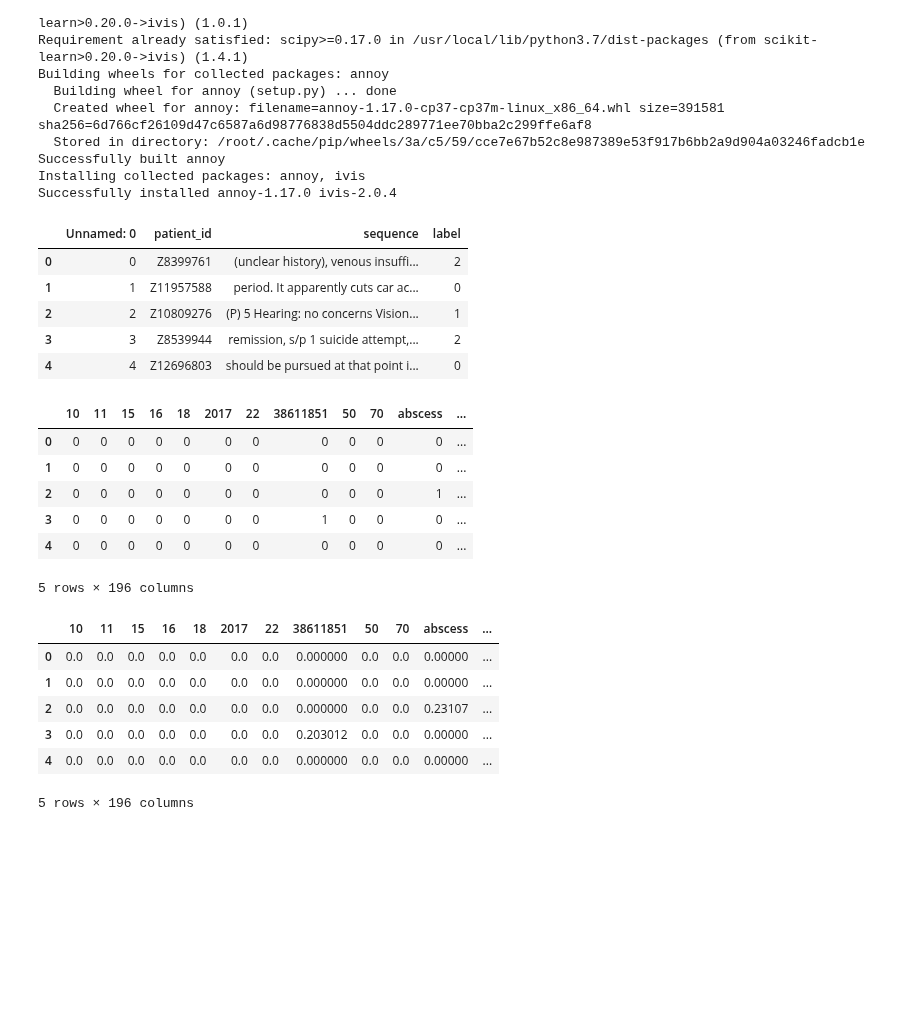
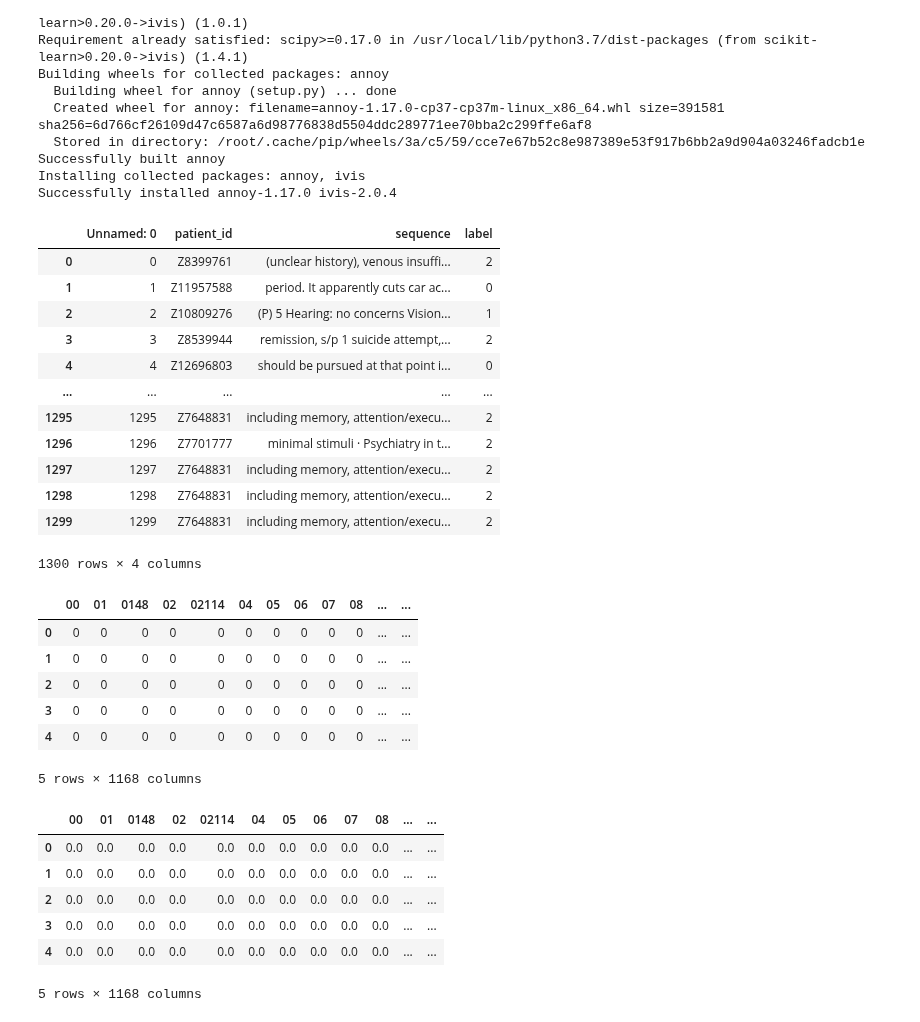
Before and after one commit to anaconda121/NeuraHealth, a Jupyter notebook: Modeling/Logistic_Regression_SVM_with_TFIDF.ipynb, the cells around one changed output. Drawn from its saved outputs; the diff is of its cells as text; code cells hidden in the pictures; blank space fills up the shorter version.

```diff
--- a/Modeling/Logistic_Regression_SVM_with_TFIDF.ipynb
+++ b/Modeling/Logistic_Regression_SVM_with_TFIDF.ipynb
@@ -47,20 +48,27 @@ import time
 import warnings
 warnings.filterwarnings('ignore')
 # %%
-train_df = pd.read_csv("/gdrive/My Drive/Colab_Notebooks/Sentence-Analysis/input.csv")
-test_df =pd.read_csv("/gdrive/My Drive/Colab_Notebooks/Sentence-Analysis/input_test.csv")
+train_df = pd.read_csv("Data/input.csv") #pd.read_csv("/gdrive/My Drive/Colab_Notebooks/Sentence-Analysis/input.csv")
+#test_df = pd.read_csv("/gdrive/My Drive/Colab_Notebooks/Sentence-Analysis/input_test.csv")
 
-mappings = {1: 0, 2: 1, 3:2}
+#mappings = {1: 0, 2: 1, 3:2}
 
-train_df.label = [mappings[item] for item in train_df.label]
-train_df.head()
+#train_df.label = [mappings[item] for item in train_df.label]
+train_df
 # %% [output]
 |  | Unnamed: 0 | patient_id | sequence | label |
 | 0 | 0 | Z8399761 | (unclear history), venous insuffi... | 2 |
 | 1 | 1 | Z11957588 | period. It apparently cuts car ac... | 0 |
 | 2 | 2 | Z10809276 | (P) 5 Hearing: no concerns Vision... | 1 |
 | 3 | 3 | Z8539944 | remission, s/p 1 suicide attempt,... | 2 |
 | 4 | 4 | Z12696803 | should be pursued at that point i... | 0 |
+| ... | ... | ... | ... | ... |
+| 1295 | 1295 | Z7648831 | including memory, attention/execu... | 2 |
+| 1296 | 1296 | Z7701777 | minimal stimuli · Psychiatry in t... | 2 |
+| 1297 | 1297 | Z7648831 | including memory, attention/execu... | 2 |
+| 1298 | 1298 | Z7648831 | including memory, attention/execu... | 2 |
+| 1299 | 1299 | Z7648831 | including memory, attention/execu... | 2 |
+1300 rows × 4 columns
 # %%
 X = train_df["sequence"]
 y = train_df["label"]
@@ -74,7 +85,7 @@ count_vectorizer = CountVectorizer(stop_words="english",analyzer='word')
 # Transform the training data using only the 'text' column values: count_train
 count_train = count_vectorizer.fit_transform(X_train)
 count_test = count_vectorizer.transform(X_test)
-#count_valid = count_vectorizer.transform(X_valid)
+count_valid = count_vectorizer.transform(X_valid)
 
 # Create the CountVectorizer DataFrame: count_train
 count_train = pd.DataFrame(count_train.A, columns=count_vectorizer.get_feature_names())
@@ -82,34 +93,36 @@ count_train = pd.DataFrame(count_train.A, columns=count_vectorizer.get_feature_n
 # Create the CountVectorizer DataFrame: test_df
 count_test = pd.DataFrame(count_test.A, columns=count_vectorizer.get_feature_names())
 
-#count_valid = pd.DataFrame(count_valid.A, columns=count_vectorizer.get_feature_names())
-count_train.head()
+count_valid = pd.DataFrame(count_valid.A, columns=count_vectorizer.get_feature_names())
+count_valid.head()
 # %% [output]
-|  | 10 | 11 | 15 | 16 | 18 | 2017 | 22 | 38611851 | 50 | 70 | abscess | ... |
-| 0 | 0 | 0 | 0 | 0 | 0 | 0 | 0 | 0 | 0 | 0 | 0 | ... |
-| 1 | 0 | 0 | 0 | 0 | 0 | 0 | 0 | 0 | 0 | 0 | 0 | ... |
-| 2 | 0 | 0 | 0 | 0 | 0 | 0 | 0 | 0 | 0 | 0 | 1 | ... |
-| 3 | 0 | 0 | 0 | 0 | 0 | 0 | 0 | 1 | 0 | 0 | 0 | ... |
-| 4 | 0 | 0 | 0 | 0 | 0 | 0 | 0 | 0 | 0 | 0 | 0 | ... |
+|  | 00 | 01 | 0148 | 02 | 02114 | 04 | 05 | 06 | 07 | 08 | ... | ... |
+| 0 | 0 | 0 | 0 | 0 | 0 | 0 | 0 | 0 | 0 | 0 | ... | ... |
+| 1 | 0 | 0 | 0 | 0 | 0 | 0 | 0 | 0 | 0 | 0 | ... | ... |
+| 2 | 0 | 0 | 0 | 0 | 0 | 0 | 0 | 0 | 0 | 0 | ... | ... |
+| 3 | 0 | 0 | 0 | 0 | 0 | 0 | 0 | 0 | 0 | 0 | ... | ... |
+| 4 | 0 | 0 | 0 | 0 | 0 | 0 | 0 | 0 | 0 | 0 | ... | ... |
-5 rows × 196 columns
+5 rows × 1168 columns
 # %%
 tfidf_vectorizer = TfidfVectorizer(stop_words="english",analyzer='word')
 tfidf_train= tfidf_vectorizer.fit_transform(X_train)
 tfidf_test = tfidf_vectorizer.transform(X_test)
+tfidf_valid = tfidf_vectorizer.transform(X_valid)
 
 # Create the TfidfVectorizer DataFrame: tfidf_df
 tfidf_train  = pd.DataFrame(tfidf_train.A, columns=tfidf_vectorizer.get_feature_names())
 tfidf_test  = pd.DataFrame(tfidf_test.A, columns=tfidf_vectorizer.get_feature_names())
+tfidf_valid  = pd.DataFrame(tfidf_valid.A, columns=tfidf_vectorizer.get_feature_names())
 
-tfidf_train.head()
+tfidf_valid.head()
 # %% [output]
-|  | 10 | 11 | 15 | 16 | 18 | 2017 | 22 | 38611851 | 50 | 70 | abscess | ... |
-| 0 | 0.0 | 0.0 | 0.0 | 0.0 | 0.0 | 0.0 | 0.0 | 0.000000 | 0.0 | 0.0 | 0.00000 | ... |
-| 1 | 0.0 | 0.0 | 0.0 | 0.0 | 0.0 | 0.0 | 0.0 | 0.000000 | 0.0 | 0.0 | 0.00000 | ... |
-| 2 | 0.0 | 0.0 | 0.0 | 0.0 | 0.0 | 0.0 | 0.0 | 0.000000 | 0.0 | 0.0 | 0.23107 | ... |
-| 3 | 0.0 | 0.0 | 0.0 | 0.0 | 0.0 | 0.0 | 0.0 | 0.203012 | 0.0 | 0.0 | 0.00000 | ... |
-| 4 | 0.0 | 0.0 | 0.0 | 0.0 | 0.0 | 0.0 | 0.0 | 0.000000 | 0.0 | 0.0 | 0.00000 | ... |
+|  | 00 | 01 | 0148 | 02 | 02114 | 04 | 05 | 06 | 07 | 08 | ... | ... |
+| 0 | 0.0 | 0.0 | 0.0 | 0.0 | 0.0 | 0.0 | 0.0 | 0.0 | 0.0 | 0.0 | ... | ... |
+| 1 | 0.0 | 0.0 | 0.0 | 0.0 | 0.0 | 0.0 | 0.0 | 0.0 | 0.0 | 0.0 | ... | ... |
+| 2 | 0.0 | 0.0 | 0.0 | 0.0 | 0.0 | 0.0 | 0.0 | 0.0 | 0.0 | 0.0 | ... | ... |
+| 3 | 0.0 | 0.0 | 0.0 | 0.0 | 0.0 | 0.0 | 0.0 | 0.0 | 0.0 | 0.0 | ... | ... |
+| 4 | 0.0 | 0.0 | 0.0 | 0.0 | 0.0 | 0.0 | 0.0 | 0.0 | 0.0 | 0.0 | ... | ... |
-5 rows × 196 columns
+5 rows × 1168 columns
 # %%
 def filter_features_by_cor(df):
     m = len(df.columns)
```
Also changed, not shown: parts of 9 cells of this notebook, 2 other files.
